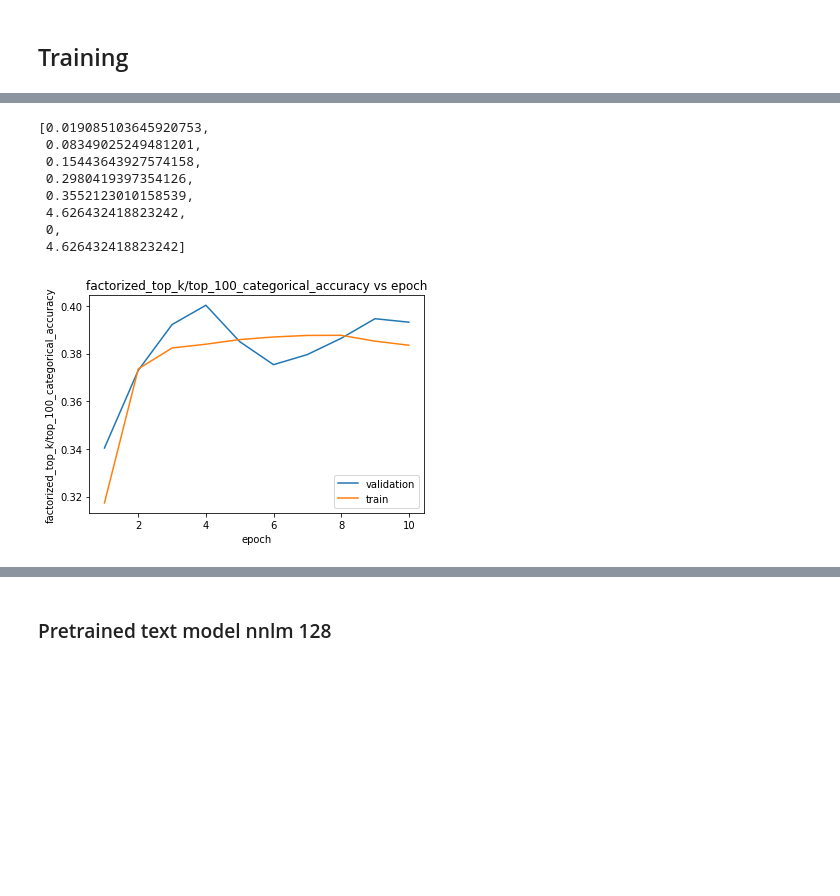
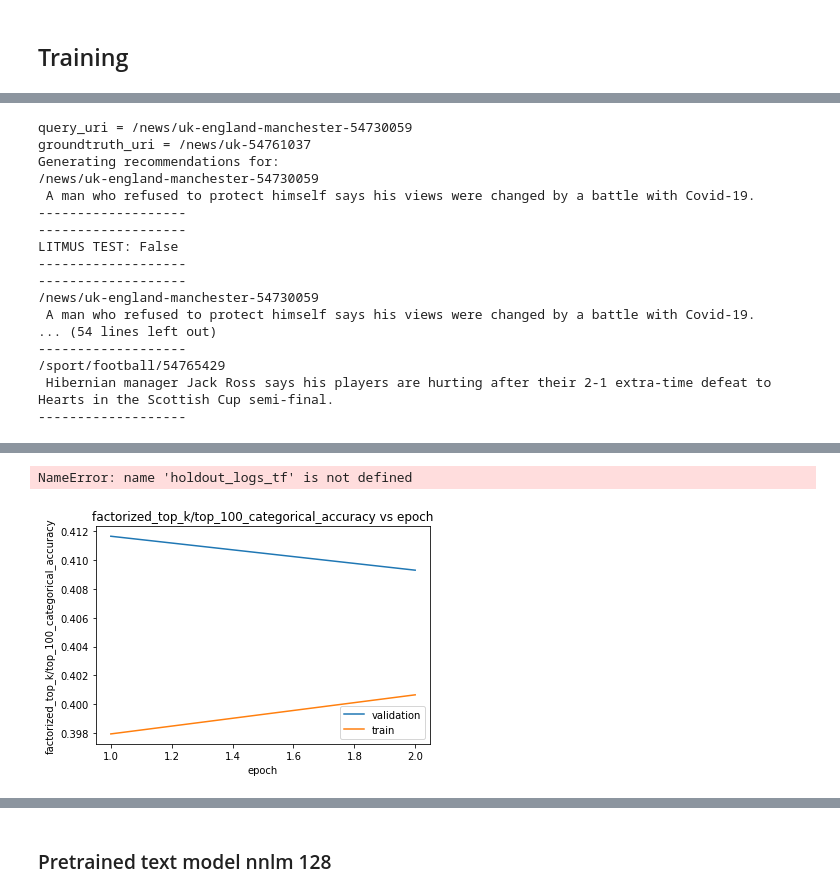
Before and after one commit to felixmercermoss/deep-recommender-embeddings, a Jupyter notebook: deep_recommender_embeddings/notebooks/messy_notebook.ipynb, the cells around one changed output, grey strips where cells are left out. Drawn from its saved outputs; the diff is of its cells as text; code cells hidden in the pictures; blank space fills up the shorter version.

```diff
--- a/deep_recommender_embeddings/notebooks/messy_notebook.ipynb
+++ b/deep_recommender_embeddings/notebooks/messy_notebook.ipynb
@@ -138,7 +170,9 @@ Interactions filtered for items existing in ES : 1241746
 ### Generate item pairs
 The input for the model is pairs of consecutively consumed items so next we need to convert the journeys into item pairs
 # %%
-train_pairs = get_item_pairs_from_journeys(train_logs)
+WINDOW=7 # this is the max distance in a user journey between pairs
+
+train_pairs = get_item_pairs_from_journeys(train_logs, window=WINDOW)
 train_pairs_df = pd.DataFrame(train_pairs)
 train_logs_tf = tf.data.Dataset.from_tensor_slices(dict(train_pairs_df))
 # %% [output]
@@ -164,0 +215,14 @@ vc.head(20).plot(kind='bar')
+# %%
+
+
+
+data_file = '/Users/mercef02/Projects/datasets_models/sfv_userlogs_20201102/*'
+logs = load_data(d_path=data_file, stop_after_n_files=None)
+logs = clean_data(logs)
+min_date = pd.to_datetime('2020-11-02T00:00:00')
+max_date = pd.to_datetime('2020-11-02T23:59:59')
+min_mentions = 5
+holdout_logs = filter_logs(logs, min_date, max_date, min_mentions, unique_item_ids)
+holdout_pairs = get_item_pairs_from_journeys(holdout_logs, window=7)
+print(f"Total number of holdout item pairs: {len(holdout_pairs)}")
+holdout_logs_tf = tf.data.Dataset.from_tensor_slices(dict(pd.DataFrame(holdout_pairs)))
@@ -183,12 +240,21 @@ Total number of holdout item pairs: 70631
+# %%
+processed_data_fpath = '/Users/mercef02/Projects/datasets_models/sfv_user_user_zoom_20201026_20201102/all_item_pairs.pkl'
+
+with open(processed_data_fpath, 'rb') as f:
+    train_pairs = pickle.load(f)
+
+train_pairs_df = pd.DataFrame(train_pairs)
+train_logs_tf = tf.data.Dataset.from_tensor_slices(dict(train_pairs_df))
 # %% [markdown]
 ## Train/Test Split
 # %%
 tf.random.set_seed(42)
 training_shuffled = train_logs_tf.shuffle(buffer_size=100_000, seed=42, reshuffle_each_iteration=False)
-train_pc = 0.9
-test_pc = 0.1
+train_pc = 0.95
+test_pc = 0.05
 sfv_train = training_shuffled.take(np.floor(len(training_shuffled)*train_pc))
-sfv_val = training_shuffled.skip(np.floor(len(training_shuffled)*train_pc))
+sfv_val = training_shuffled.skip(np.floor(len(training_shuffled)*train_pc)).take(np.floor(len(training_shuffled)*test_pc))
+
 print(f'Number of train pairs: {len(sfv_train)}')
 print(f'Number of test pairs: {len(sfv_val)}')
 # %% [output]
@@ -337,7 +431,38 @@ LITMUS TEST: False
+# %%
+query_uri, groundtruth_uri = vc.index[4].split('_')
+print(f'query_uri = {query_uri}')
+print(f'groundtruth_uri = {groundtruth_uri}')
+
+rec_uris = generate_model_recs(query_uri, annoy_index, uri_to_id, id_to_uri, item_embeddings, es, _es_index, 20)
+print(f'LITMUS TEST: {groundtruth_uri in rec_uris}')
+print('-------------------')
+print('-------------------')
+
+for rec in rec_uris:
+    print_item(rec, es, _es_index)
+    print('-------------------')
+# %% [output]
+query_uri = /news/uk-england-manchester-54730059
+groundtruth_uri = /news/uk-54761037
+Generating recommendations for:
+/news/uk-england-manchester-54730059
+ A man who refused to protect himself says his views were changed by a battle with Covid-19.
+-------------------
+-------------------
+LITMUS TEST: False
+-------------------
+-------------------
+/news/uk-england-manchester-54730059
+ A man who refused to protect himself says his views were changed by a battle with Covid-19.
+... (54 lines left out)
+-------------------
+/sport/football/54765429
+ Hibernian manager Jack Ross says his players are hurting after their 2-1 extra-time defeat to Hearts in the Scottish Cup semi-final.
+-------------------
 # %%
 model_link = 'https://tfhub.dev/google/nnlm-en-dim50/2'
 model = {"format": "text", "link": model_link}
-num_epochs = 10
+num_epochs = 2
 lr = 0.01
 cached_train = sfv_train.batch(128).cache()
 cached_test = sfv_val.batch(128).cache()
@@ -389,10 +508,3 @@ Holdout accuracy: 0.3552123010158539
-[0.019085103645920753,
- 0.08349025249481201,
- 0.15443643927574158,
- 0.2980419397354126,
- 0.3552123010158539,
- 4.626432418823242,
- 0,
- 4.626432418823242]
+NameError: name 'holdout_logs_tf' is not defined
-[figure, old version]
+[figure, new version]
 # %%
```
Also changed, not shown: parts of 44 cells of this notebook, 12 other files.
